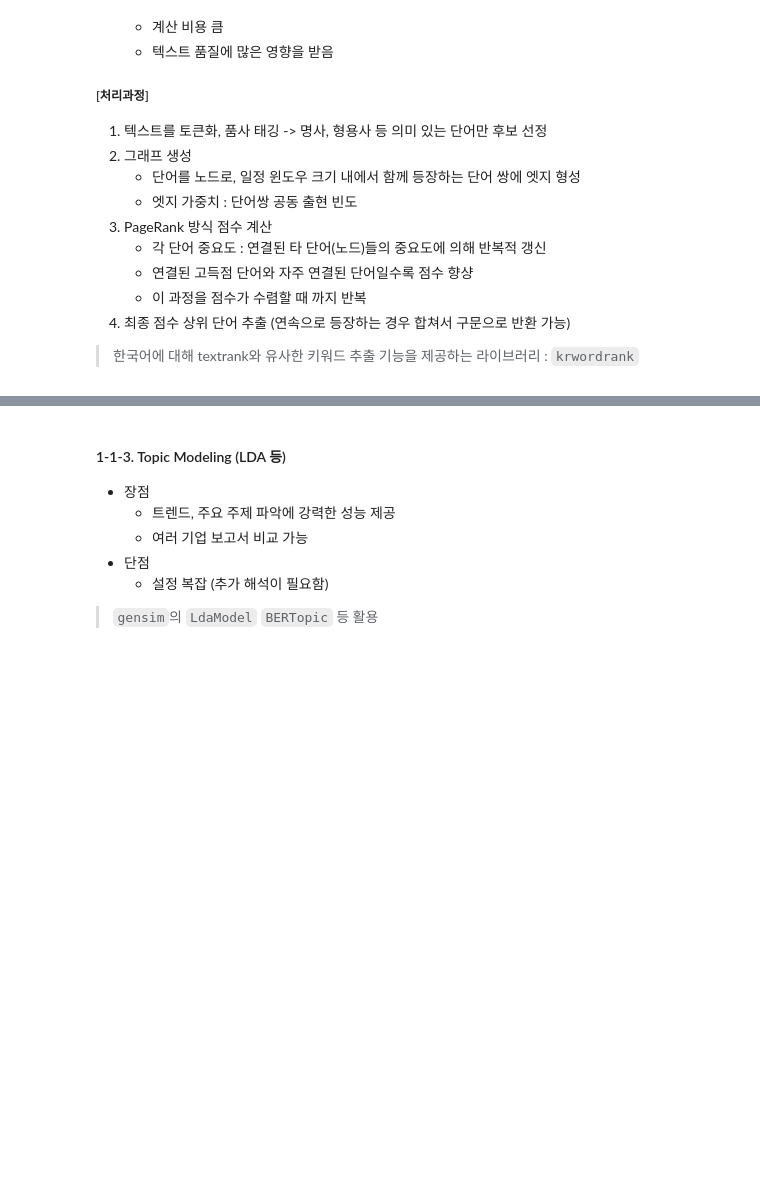
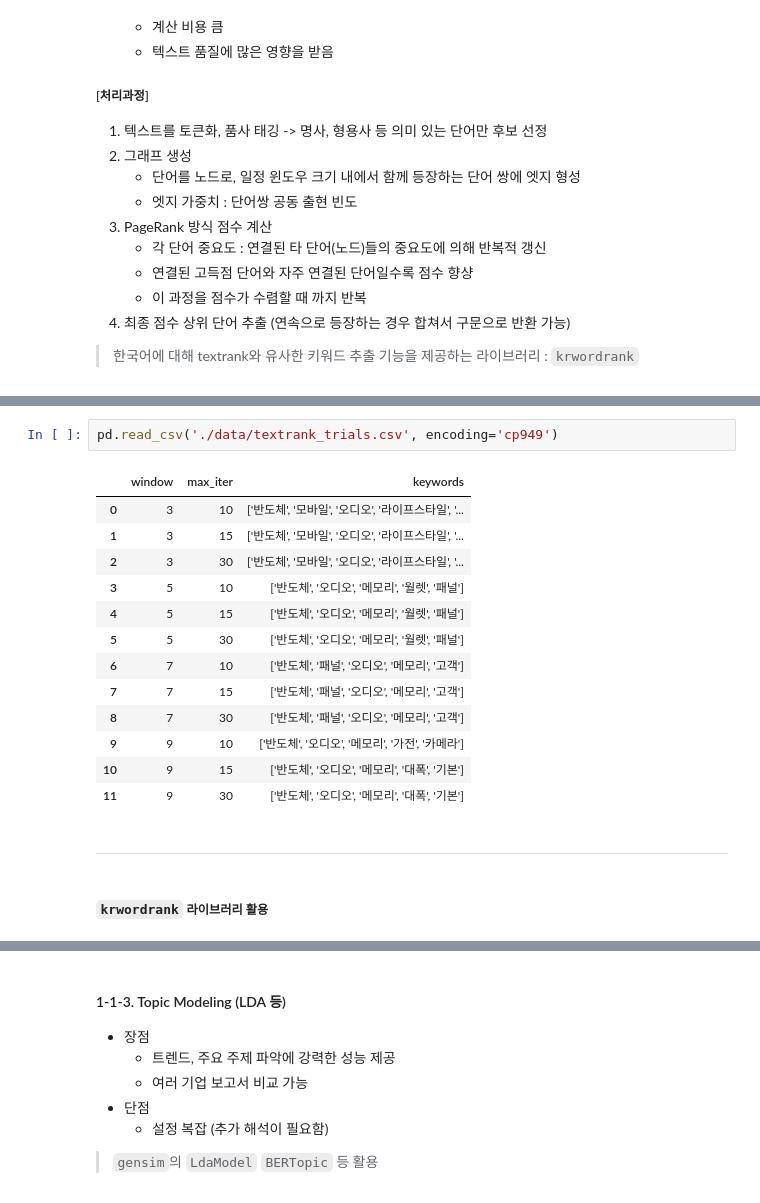
Before and after one commit to MartinusChoi/RealBreif, a Jupyter notebook: implements.ipynb, the cells around one changed output, grey strips where cells are left out. Saved outputs shown, nothing was run; the diff lists cells and outputs as text; blank space fills up the shorter version.

```diff
--- a/implements.ipynb
+++ b/implements.ipynb
@@ -178,3 +307,23 @@ dtype: object
+# %%
+pd.read_csv('./data/textrank_trials.csv', encoding='cp949')
+# %% [output]
+|  | window | max_iter | keywords |
+| 0 | 3 | 10 | ['반도체', '모바일', '오디오', '라이프스타일', '... |
+| 1 | 3 | 15 | ['반도체', '모바일', '오디오', '라이프스타일', '... |
+| 2 | 3 | 30 | ['반도체', '모바일', '오디오', '라이프스타일', '... |
+| 3 | 5 | 10 | ['반도체', '오디오', '메모리', '월렛', '패널'] |
+| 4 | 5 | 15 | ['반도체', '오디오', '메모리', '월렛', '패널'] |
+| 5 | 5 | 30 | ['반도체', '오디오', '메모리', '월렛', '패널'] |
+| 6 | 7 | 10 | ['반도체', '패널', '오디오', '메모리', '고객'] |
+| 7 | 7 | 15 | ['반도체', '패널', '오디오', '메모리', '고객'] |
+| 8 | 7 | 30 | ['반도체', '패널', '오디오', '메모리', '고객'] |
+| 9 | 9 | 10 | ['반도체', '오디오', '메모리', '가전', '카메라'] |
+| 10 | 9 | 15 | ['반도체', '오디오', '메모리', '대폭', '기본'] |
+| 11 | 9 | 30 | ['반도체', '오디오', '메모리', '대폭', '기본'] |
+# %% [markdown]
+---
+# %% [markdown]
+##### `krwordrank` 라이브러리 활용
 # %%
 from krwordrank.word import KRWordRank
 
```
Also changed, not shown: parts of 14 cells of this notebook.
